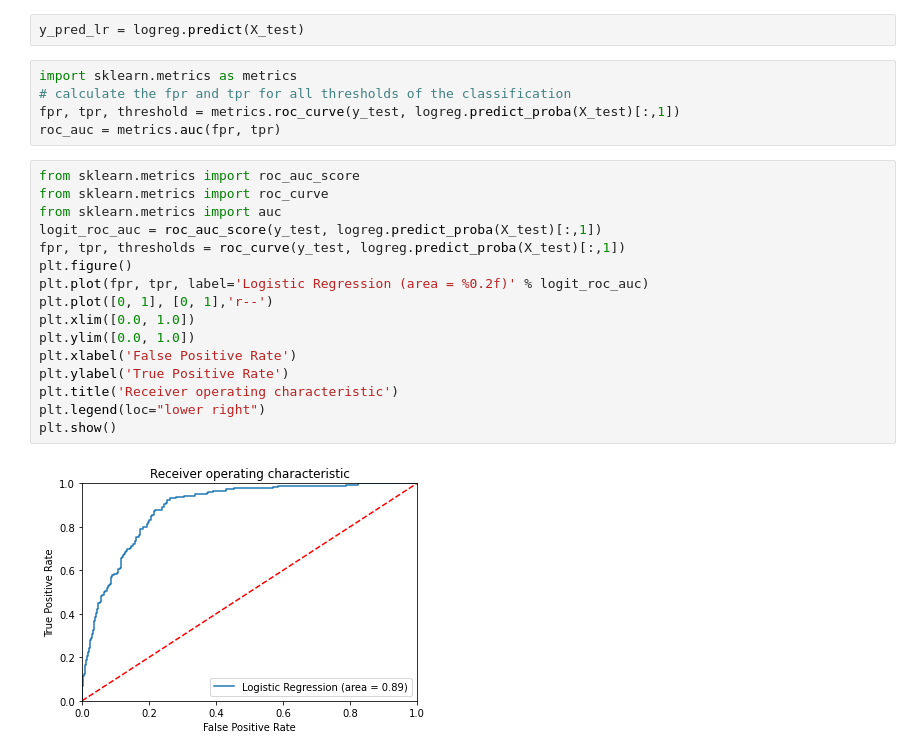
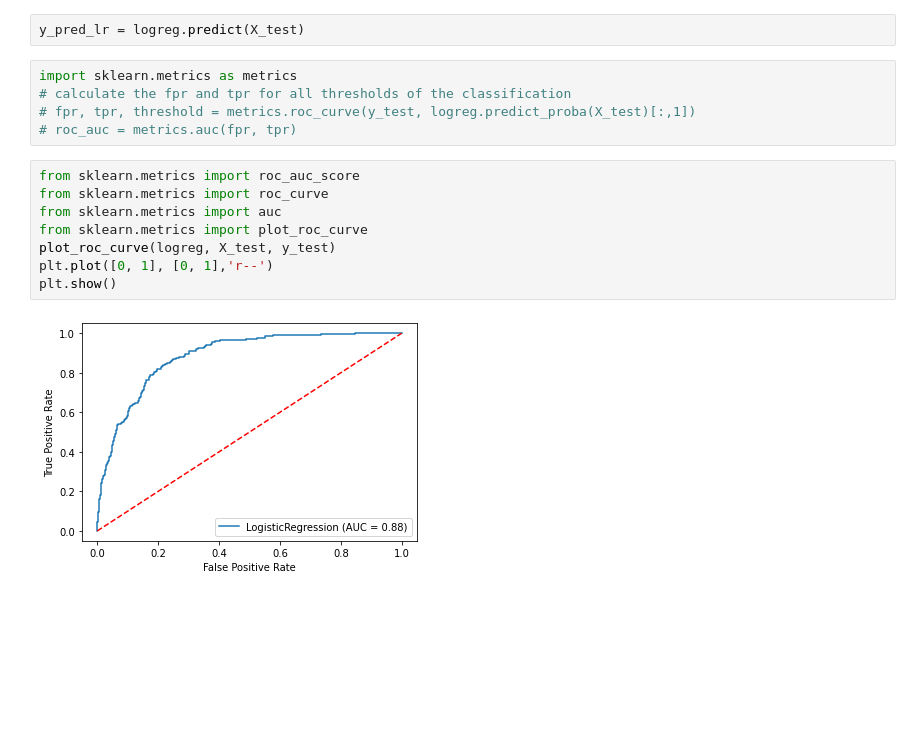
Before and after one commit to iklasky/Springboard, a Jupyter notebook: SecondCapstone/Diabetes_prediction_adults.ipynb, the cells around one changed output. Drawn from its saved outputs; the diff is of its cells as text; blank space fills up the shorter version.

```diff
--- a/SecondCapstone/Diabetes_prediction_adults.ipynb
+++ b/SecondCapstone/Diabetes_prediction_adults.ipynb
@@ -288,26 +259,18 @@ y_pred_lr = logreg.predict(X_test)
 # %%
 import sklearn.metrics as metrics
 # calculate the fpr and tpr for all thresholds of the classification
-fpr, tpr, threshold = metrics.roc_curve(y_test, logreg.predict_proba(X_test)[:,1])
-roc_auc = metrics.auc(fpr, tpr)
+# fpr, tpr, threshold = metrics.roc_curve(y_test, logreg.predict_proba(X_test)[:,1])
+# roc_auc = metrics.auc(fpr, tpr)
-# %%
-from sklearn.metrics import roc_auc_score
-from sklearn.metrics import roc_curve
-from sklearn.metrics import auc
-logit_roc_auc = roc_auc_score(y_test, logreg.predict_proba(X_test)[:,1])
-fpr, tpr, thresholds = roc_curve(y_test, logreg.predict_proba(X_test)[:,1])
-plt.figure()
-plt.plot(fpr, tpr, label='Logistic Regression (area = %0.2f)' % logit_roc_auc)
-plt.plot([0, 1], [0, 1],'r--')
-plt.xlim([0.0, 1.0])
-plt.ylim([0.0, 1.0])
-plt.xlabel('False Positive Rate')
-plt.ylabel('True Positive Rate')
-plt.title('Receiver operating characteristic')
-plt.legend(loc="lower right")
-plt.show()
-# %% [output]
-[figure, removed]
+# %%
+from sklearn.metrics import roc_auc_score
+from sklearn.metrics import roc_curve
+from sklearn.metrics import auc
+from sklearn.metrics import plot_roc_curve
+plot_roc_curve(logreg, X_test, y_test)
+plt.plot([0, 1], [0, 1],'r--')
+plt.show()
+# %% [output]
+[figure, added]
 # %%
 roc_auc_score(y_test, logreg.predict_proba(X_test)[:,1])
 # %% [output]
```
Also changed, not shown: parts of 27 cells of this notebook.
